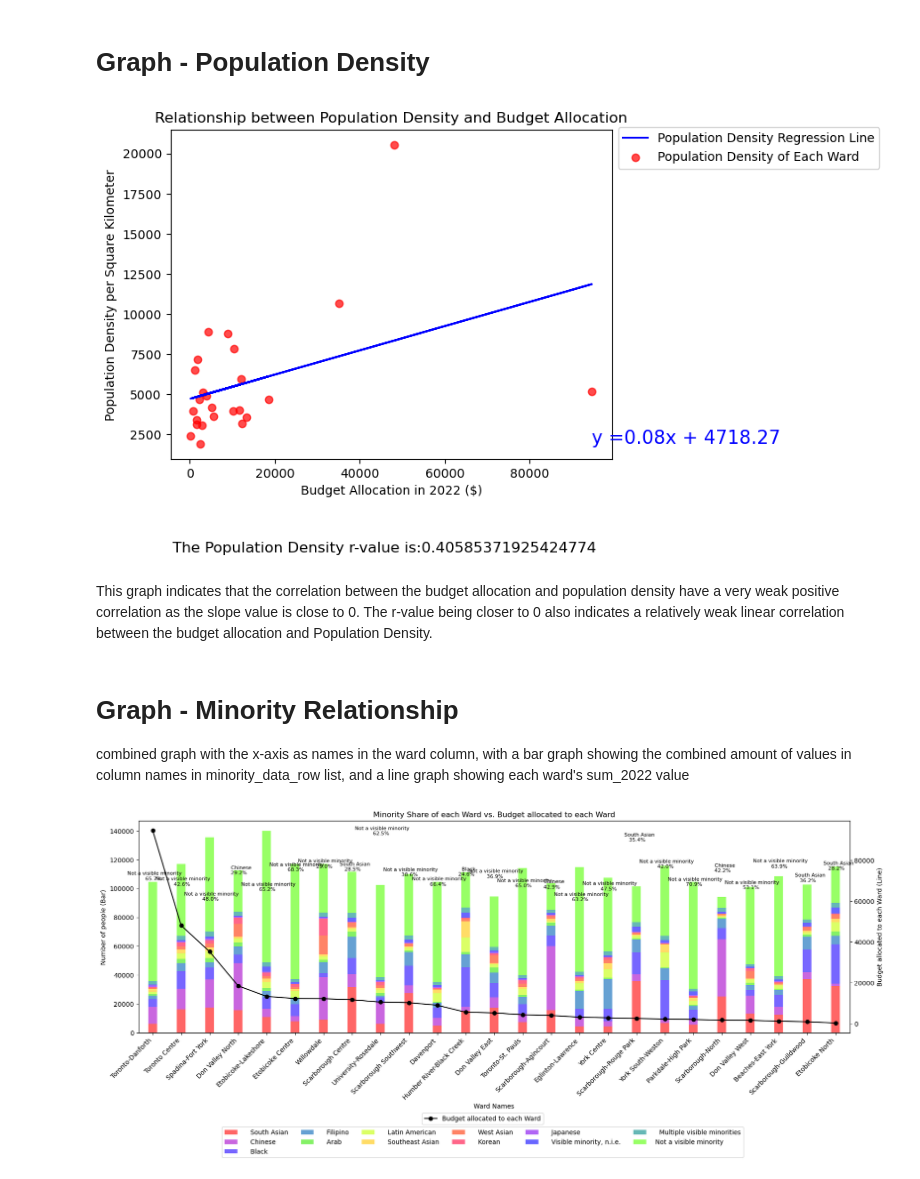
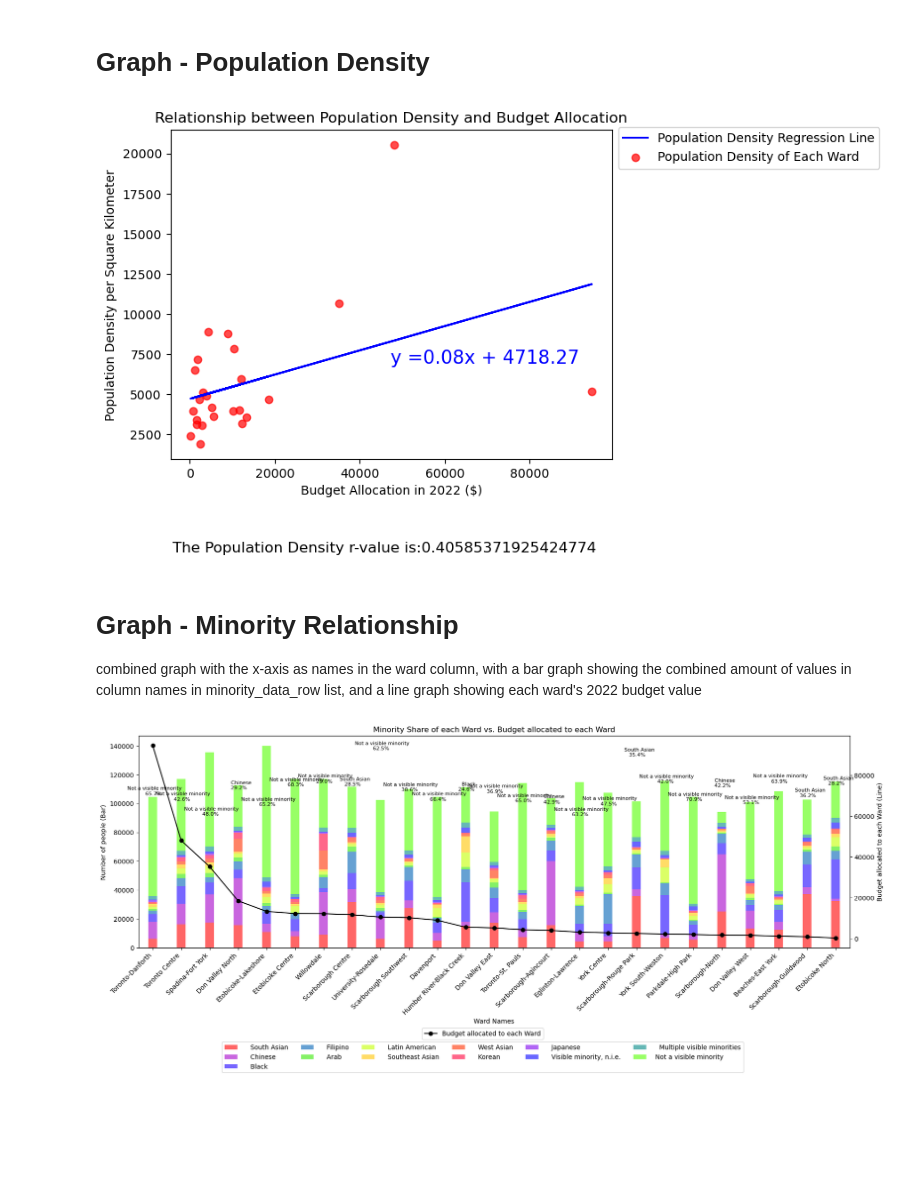
Before and after one commit to aayushgambhir2023/DA-Project-1, a Jupyter notebook: Demographic_Relationship_2021.ipynb, the cells around one changed output. Cells and saved outputs as stored; diff of their text form; code cells hidden in the pictures; blank space fills up the shorter version.

```diff
--- a/Demographic_Relationship_2021.ipynb
+++ b/Demographic_Relationship_2021.ipynb
@@ -178,39 +178,36 @@ merged_df_jt
 # %%
 # Extract data for plotting
 x_values = merged_df_jt["2022 Budget"]
 y_density = merged_df_jt["Population density per square kilometre"]
 
 # Calculate linear regression for Population Density
 (slope_density, intercept_density, rvalue_density, pvalue_density, stderr_density) = linregress(x_values, y_density)
 regress_density_values = x_values * slope_density + intercept_density
 line_eq_density = "y =" + str(round(slope_density,2)) + "x + " + str(round(intercept_density,2))
 r_value_text = f"The Population Density r-value is:{rvalue_density}"
 plt.text(0.5, -0.1, r_value_text, transform=plt.gcf().transFigure, ha='center', va='center', fontsize=12)
 
 plt.plot(x_values, regress_density_values, color='b', label='Population Density Regression Line')
-plt.annotate(line_eq_density, xy=(x_values.max(),y_density.min()), fontsize = 15, color="b")
+plt.annotate(line_eq_density, xy=(x_values.max()/2,y_density.min()+5000), fontsize = 15, color="b")
 plt.scatter(x_values, y_density, color='red', alpha=0.7, label='Population Density of Each Ward')
 
 
 # Set labels and title
 plt.xlabel('Budget Allocation in 2022 ($)')
 plt.ylabel('Population Density per Square Kilometer')
 plt.title('Relationship between Population Density and Budget Allocation')
 
 # Display the legend outside to the right of the graph
 plt.legend(loc='upper left', bbox_to_anchor=(0.9, 0.9), bbox_transform=plt.gcf().transFigure)
 
 plt.savefig("output/Population Density vs Budget Allocation", bbox_inches='tight')
 plt.show()
 # %% [output]
-[figure, old version]
+[figure, new version]
-# %% [markdown]
-This graph indicates that the correlation between the budget allocation and population density have a very weak positive correlation as the slope value is close to 0.
-The r-value being closer to 0 also indicates a relatively weak linear correlation between the budget allocation and Population Density.
 # %% [markdown]
 # Graph - Minority Relationship
 
-combined graph with the x-axis as names in the ward column, with a bar graph showing the combined amount of values in column names in minority_data_row list, and a line graph showing each ward's sum_2022 value
+combined graph with the x-axis as names in the ward column, with a bar graph showing the combined amount of values in column names in minority_data_row list, and a line graph showing each ward's 2022 budget value
 # %%
 # Sort the DataFrame by 2022 Budget in descending order
 merged_df_jt_sorted = merged_df_jt.sort_values(by='2022 Budget', ascending=False)
```
Also changed, not shown: parts of 3 cells of this notebook, 3 other files.
